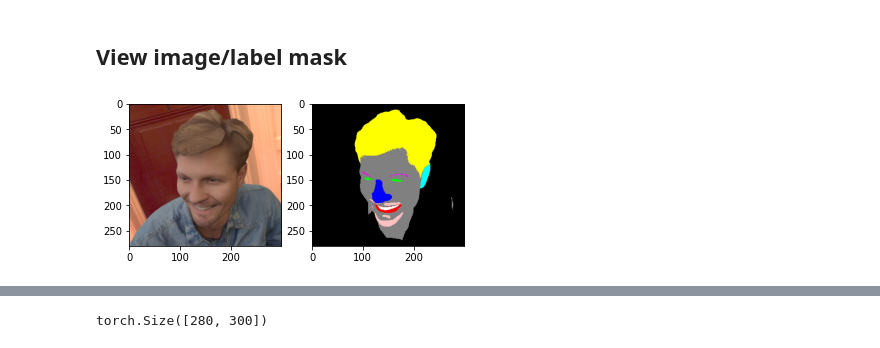
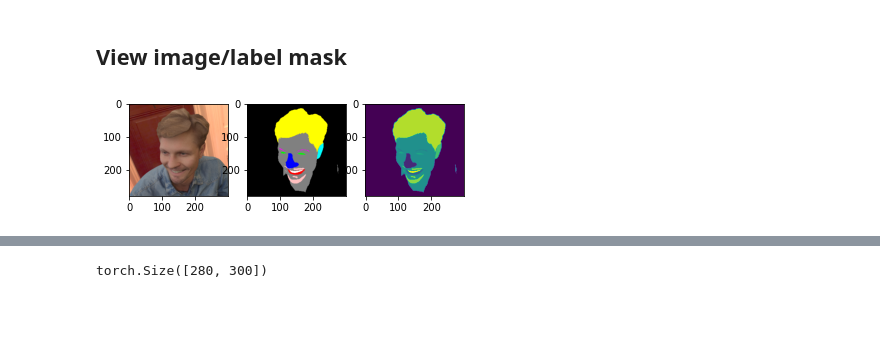
Before and after one commit to RGologorsky/fastai_proj, a Jupyter notebook: Image_Segmentation_Hair.ipynb, the cells around one changed output, grey strips where cells are left out. Drawn from its saved outputs; the diff is of its cells as text; code cells hidden in the pictures; blank space fills up the shorter version.

```diff
--- a/Image_Segmentation_Hair.ipynb
+++ b/Image_Segmentation_Hair.ipynb
@@ -76,0 +84,4 @@ drive/My Drive/fastai_proj/segmentation/data/malekumar_env01/headrende0042.png
+# %%
+valid_names = get_image_files(data_dest, folders=valid_dirs)
+train_names = get_image_files(data_dest, folders=training_dirs)
+lbl_names = get_image_files(path_lbls)
@@ -82 +108,3 @@ get_y_fn = lambda x: path_lbl/cutoff_underscore(rm_path_prefix(x))/x.name
+# %%
+get_y_fn = lambda x: path_lbls/get_folder_stem(x.parents[0])/f"{x.stem}.png"
 # %%
@@ -103,10 +117,10 @@ drive/My Drive/fastai_proj/segmentation/data/labels/real/10400195895_65e5f01518_
 ## View image/label mask
 # %%
 idx = -1
-fname = path_img/"maleandrew2_env01/headrende0240.png"
+fname = data_dest/"maleandrew2_env01/headrende0240.png"
 # %%
 # training image
-img_f = fnames[idx] if idx != -1 else fname
+img_f = train_names[idx] if idx != -1 else fname
 img = PILImage.create(img_f)
 #img.show()
 # %%
@@ -119,12 +133,13 @@ img_lbl = PILImage.create(img_lbl_f)
 mask = PILMask.create(img_lbl_f)
 # mask.show()
 # %%
-fig, (ax1, ax2) = plt.subplots(1, 2)
+fig, (ax1, ax2, ax3) = plt.subplots(1, 3)
 ax1.imshow(img)
 ax2.imshow(img_lbl)
+ax3.imshow(mask)
 plt.show()
 # %% [output]
-[figure, old version]
+[figure, new version]
 # %%
 img_lbl_t = tensor(img_lbl)
 img_lbl_t.shape #img_lbl_t
```
Also changed, not shown: parts of 94 cells of this notebook.
